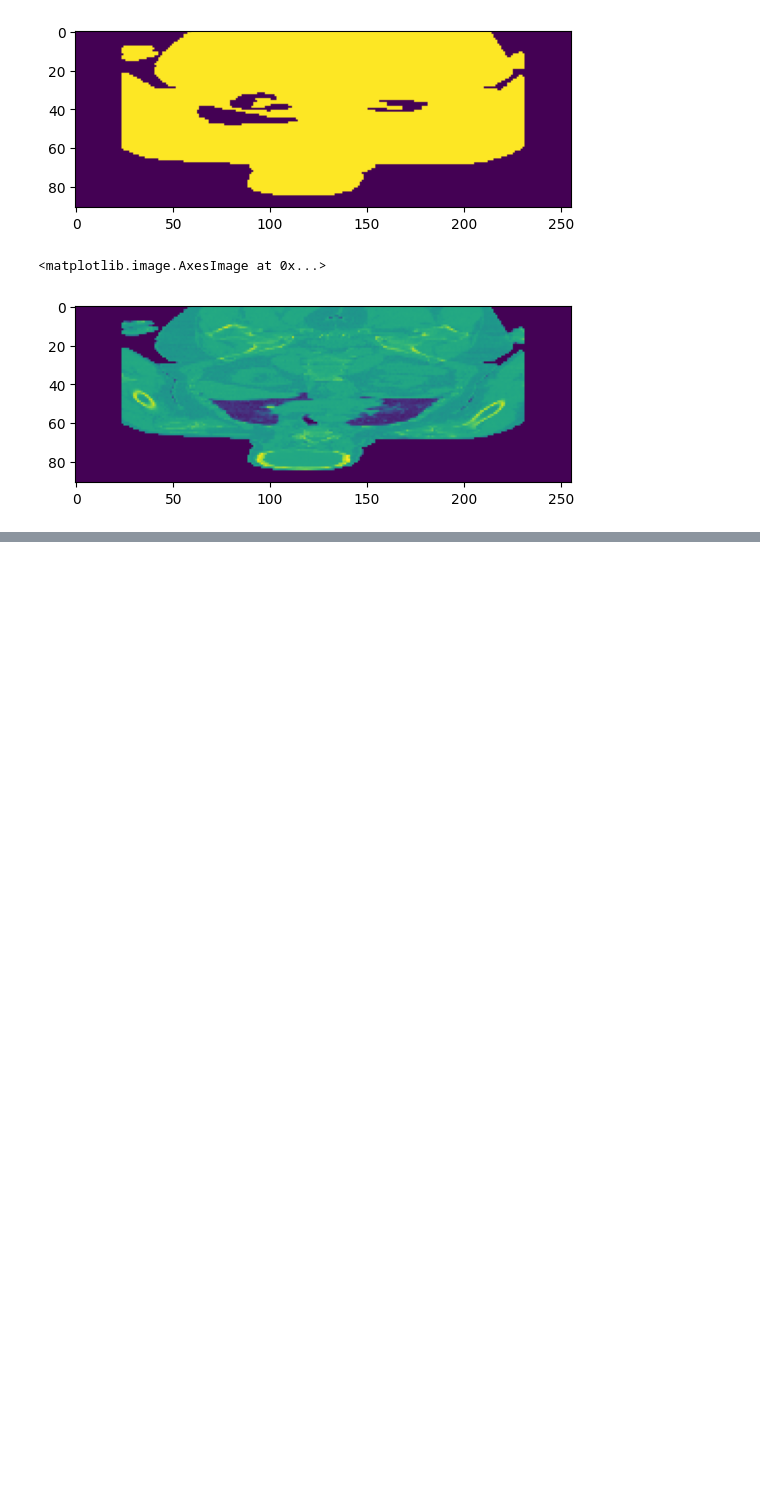
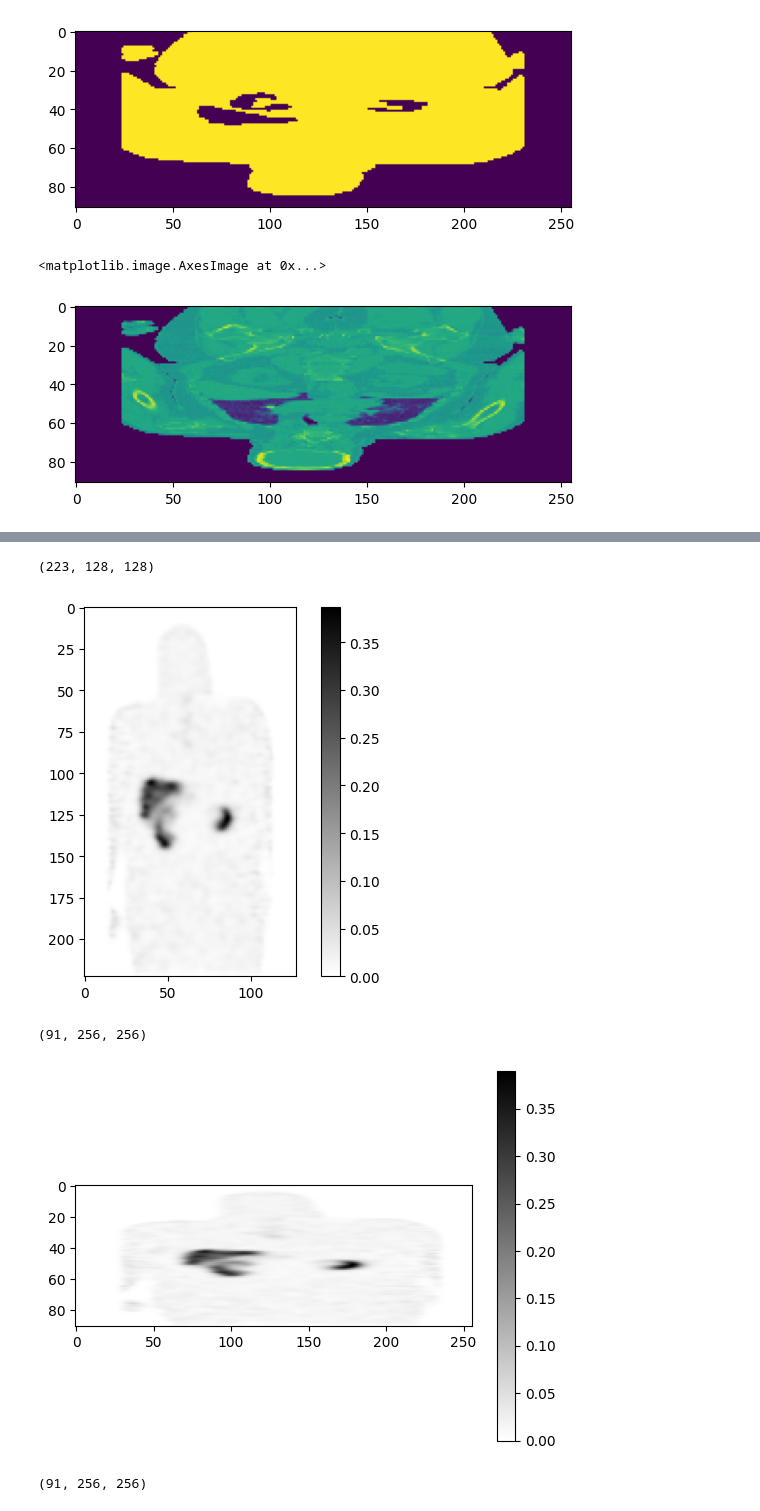
Before and after one commit to qurit/Theranostic-Virtual-Patient-Pipeline, a Jupyter notebook: testing.ipynb, the cells around one changed output, grey strips where cells are left out. Cells and saved outputs as stored; diff of their text form; code cells hidden in the pictures; blank space fills up the shorter version.

Commit message:
got rid of tot seg classmap, added new function to fix spect matrix spacing/size

```diff
--- a/testing.ipynb
+++ b/testing.ipynb
@@ -942,0 +965,30 @@ plt.imshow(arr[:,128,:])
+# %%
+import SimpleITK as sitk
+import matplotlib.pyplot as plt
+file_path = '/home/jhubadmin/Theranostic-Virtual-Patient-Pipeline/Output_Folder_Testing_1/RECON_Outputs/RECON_frame0.nii'
+vol = sitk.GetArrayFromImage(sitk.ReadImage(file_path))
+print(vol.shape)
+im = plt.imshow(vol[:, 60, :][::-1],cmap='grey_r')
+plt.colorbar()
+plt.show()
+
+file_path = '/home/jhubadmin/Theranostic-Virtual-Patient-Pipeline/Output_Folder_Testing_1/RECON_Outputs/post_process/spect_post_process.nii'
+vol = sitk.GetArrayFromImage(sitk.ReadImage(file_path))
+print(vol.shape)
+plt.imshow(vol[:,128,:][::-1],cmap='grey_r')
+plt.colorbar()
+plt.show()
+
+import numpy as np
+
+arr = np.fromfile('/home/jhubadmin/Theranostic-Virtual-Patient-Pipeline/Output_Folder_Testing_1/PBPK_Outputs/PBPK_body_act_av.bin', dtype=np.float32).reshape(91,256,256)
+print(arr.shape)
+plt.imshow(arr[:,128,:][::-1])
+plt.colorbar()
+plt.show()
+# %% [output]
+(223, 128, 128)
+[figure, added]
+(91, 256, 256)
+[figure, added]
+(91, 256, 256)
```
Also changed, not shown: parts of 3 cells of this notebook, 4 other files.
